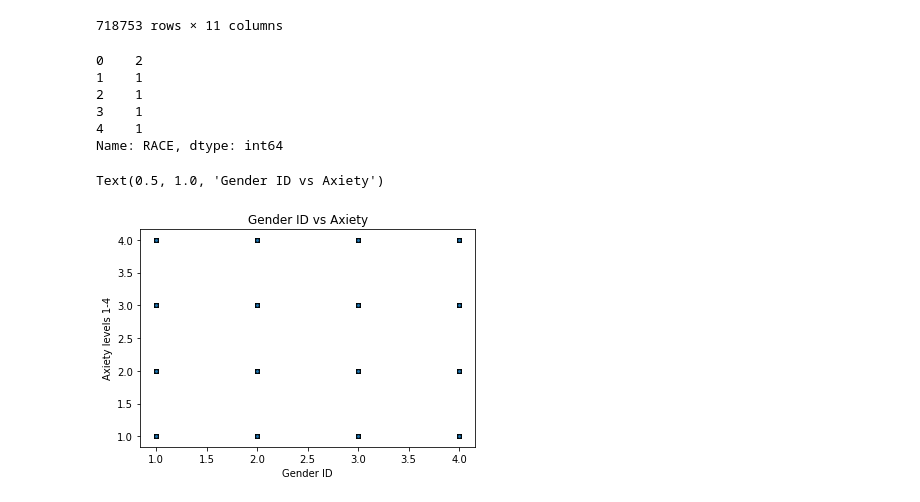
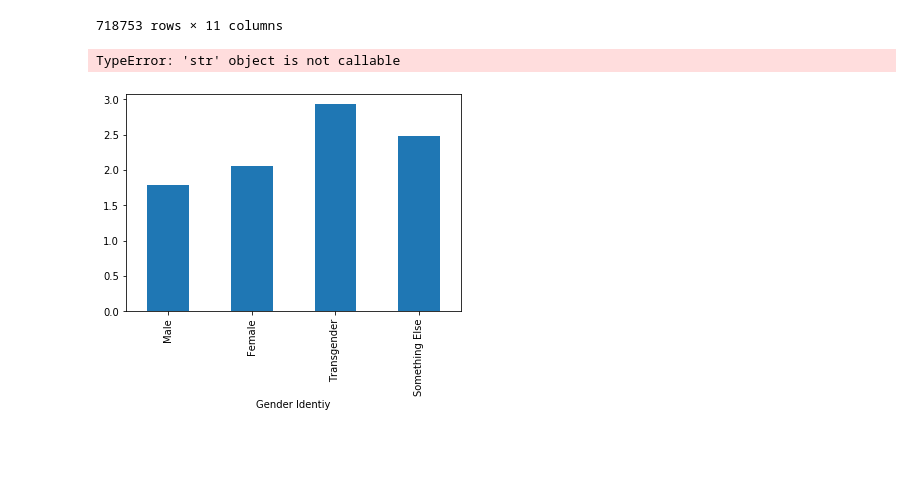
Before and after one commit to ginaleonardi/project_1, a Jupyter notebook: josh1.ipynb, the cells around one changed output. Drawn from its saved outputs; the diff is of its cells as text; code cells hidden in the pictures; blank space fills up the shorter version.

```diff
--- a/josh1.ipynb
+++ b/josh1.ipynb
@@ -85,24 +85,18 @@ clean_df
 #mouse_results_df = pd.merge(study_results,mouse_metadata, how= 'left', on=['Mouse ID', 'Mouse ID'] )
 #merged_df = pd.merge(race_df,clean_df, how= "right", on= ['SCRAM','SCRAM'])
 #merged_df
-# %%
-gen_df['RACE'].head()
-# %% [output]
-0    2
-1    1
-2    1
-3    1
-4    1
-Name: RACE, dtype: int64
-# %%
-plt.scatter(clean_df['GEN ID DESCRIBE'],clean_df['ANXIOUS'], s=15,alpha=.8, edgecolors='black')
-plt.xlabel('Gender ID')
-plt.ylabel('Axiety levels 1-4')
-plt.title('Gender ID vs Axiety')
-#plt.grid()
-# %% [output]
-Text(0.5, 1.0, 'Gender ID vs Axiety')
-[figure, removed]
+# %%
+gen_axiety = clean_df['ANXIOUS'].groupby(clean_df['GEN ID DESCRIBE']).mean()
+labels = ['Male', 'Female', 'Transgender', 'Something Else']
+anxiety_bar = gen_axiety.plot(kind='bar')
+anxiety_bar.set_xticklabels(labels)
+plt.xlabel('Gender Identiy')
+plt.ylabel('Anxiety Level')
+plt.ylim(0,4)
+plt.title('Average Anxiety Level By Gender 12/29/21- 1/24/23')
+# %% [output]
+TypeError: 'str' object is not callable
+[figure, added]
 # %%
 o_counts = clean_df['SCRAM'].groupby(clean_df['SEXUAL ORIENTATION']).count()
 labels = ['Gay/Lesbian', 'Straight', 'Bisexual', 'Something Else','Don\'t Know']
```
Also changed, not shown: parts of 1 cell of this notebook.
